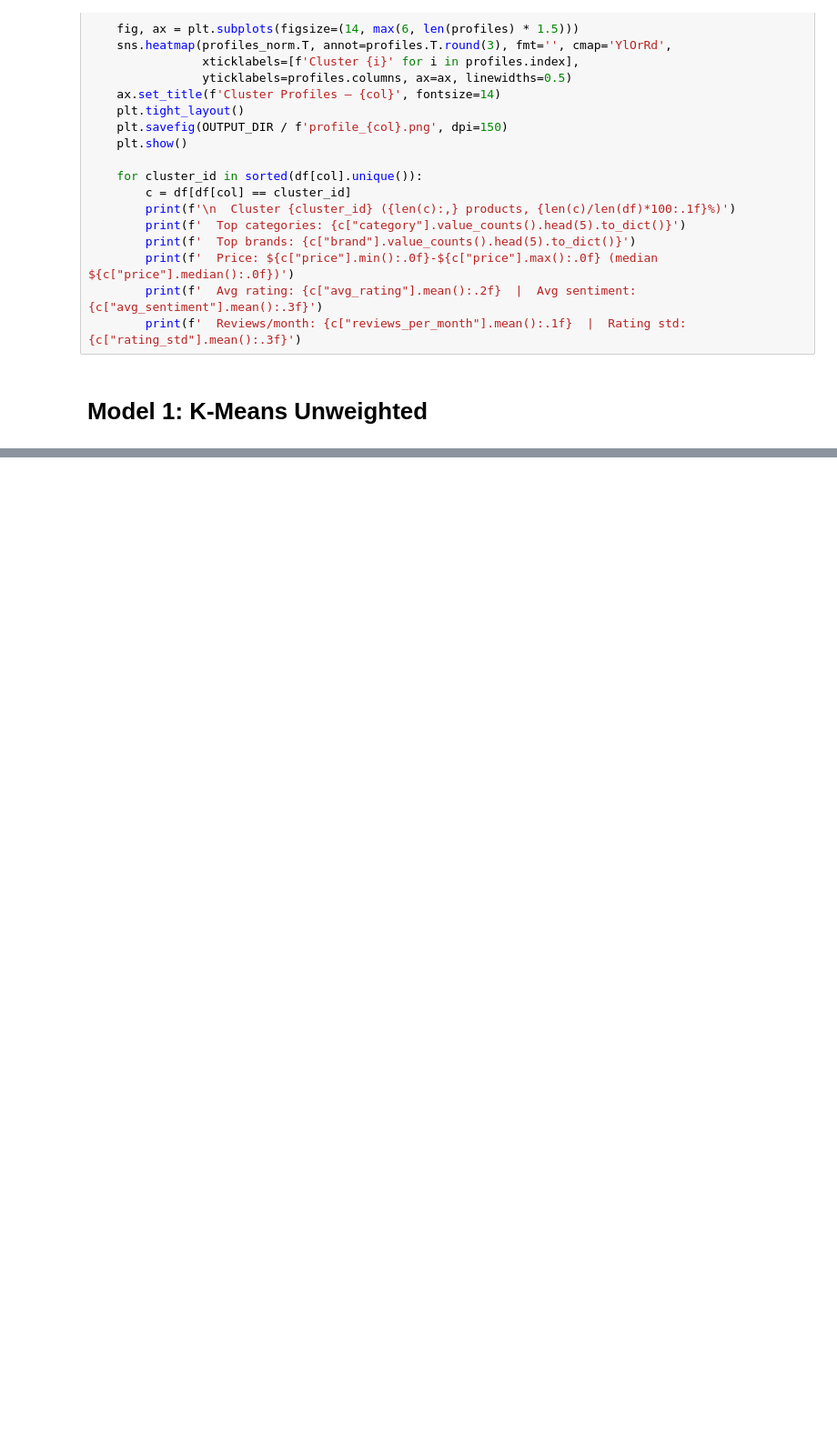
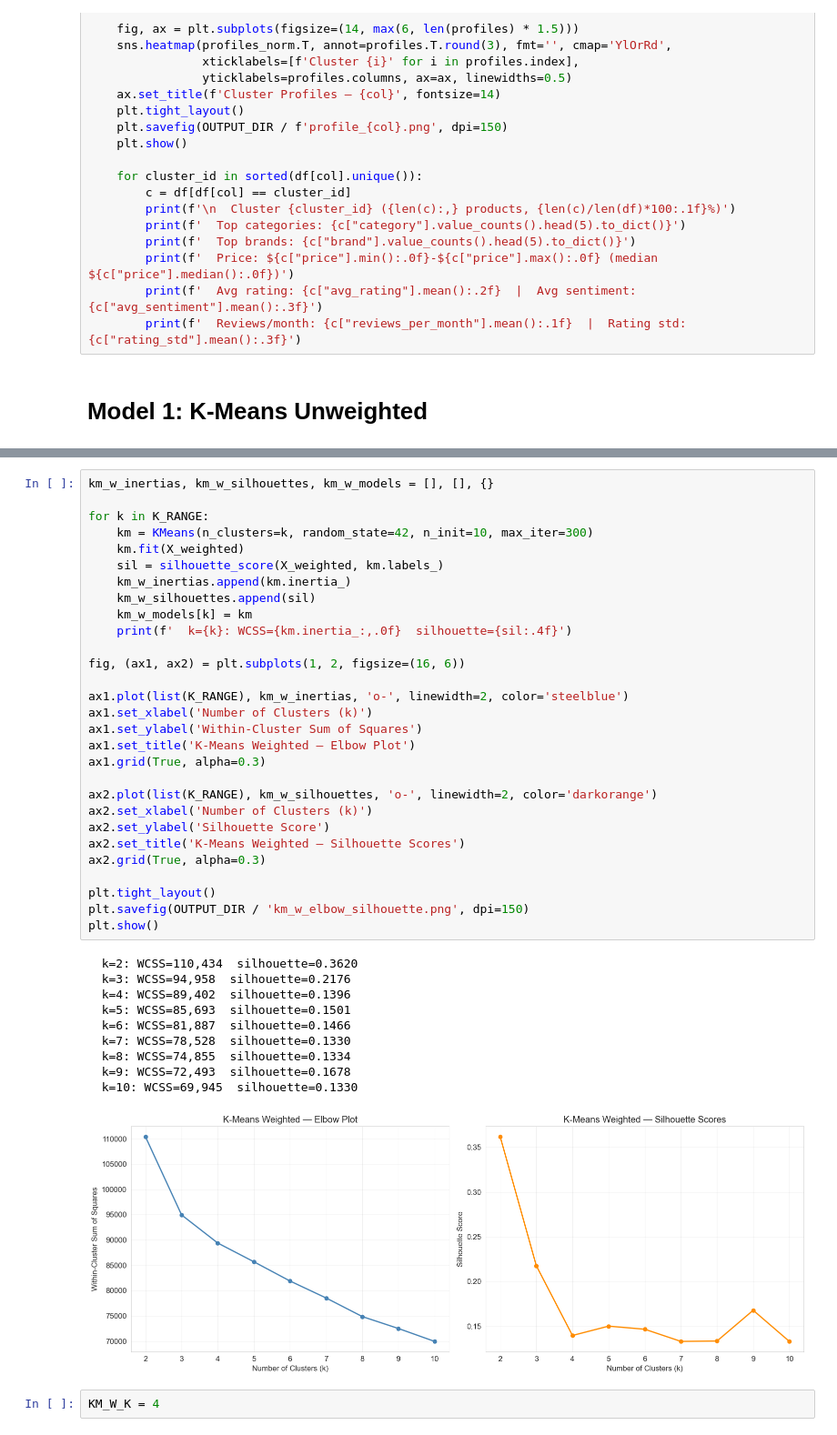
Before and after one commit to hkbuttar/Algorithmic_Marketing_Final_Project, a Jupyter notebook: notebooks/independent/sephora_segmentation.ipynb, the cells around one changed output, grey strips where cells are left out. Shown at 91% size. Drawn from its saved outputs; the diff is of its cells as text; blank space fills up the shorter version.

```diff
--- a/notebooks/independent/sephora_segmentation.ipynb
+++ b/notebooks/independent/sephora_segmentation.ipynb
@@ -151,0 +406,42 @@ profile_clusters(df, 'kmeans_unweighted')
+# %%
+km_w_inertias, km_w_silhouettes, km_w_models = [], [], {}
+
+for k in K_RANGE:
+    km = KMeans(n_clusters=k, random_state=42, n_init=10, max_iter=300)
+    km.fit(X_weighted)
+    sil = silhouette_score(X_weighted, km.labels_)
+    km_w_inertias.append(km.inertia_)
+    km_w_silhouettes.append(sil)
+    km_w_models[k] = km
+    print(f'  k={k}: WCSS={km.inertia_:,.0f}  silhouette={sil:.4f}')
+
+fig, (ax1, ax2) = plt.subplots(1, 2, figsize=(16, 6))
+
+ax1.plot(list(K_RANGE), km_w_inertias, 'o-', linewidth=2, color='steelblue')
+ax1.set_xlabel('Number of Clusters (k)')
+ax1.set_ylabel('Within-Cluster Sum of Squares')
+ax1.set_title('K-Means Weighted — Elbow Plot')
+ax1.grid(True, alpha=0.3)
+
+ax2.plot(list(K_RANGE), km_w_silhouettes, 'o-', linewidth=2, color='darkorange')
+ax2.set_xlabel('Number of Clusters (k)')
+ax2.set_ylabel('Silhouette Score')
+ax2.set_title('K-Means Weighted — Silhouette Scores')
+ax2.grid(True, alpha=0.3)
+
+plt.tight_layout()
+plt.savefig(OUTPUT_DIR / 'km_w_elbow_silhouette.png', dpi=150)
+plt.show()
+# %% [output]
+  k=2: WCSS=110,434  silhouette=0.3620
+  k=3: WCSS=94,958  silhouette=0.2176
+  k=4: WCSS=89,402  silhouette=0.1396
+  k=5: WCSS=85,693  silhouette=0.1501
+  k=6: WCSS=81,887  silhouette=0.1466
+  k=7: WCSS=78,528  silhouette=0.1330
+  k=8: WCSS=74,855  silhouette=0.1334
+  k=9: WCSS=72,493  silhouette=0.1678
+  k=10: WCSS=69,945  silhouette=0.1330
+[figure, added]
+# %%
+KM_W_K = 4
```
Also changed, not shown: parts of 34 cells of this notebook.
